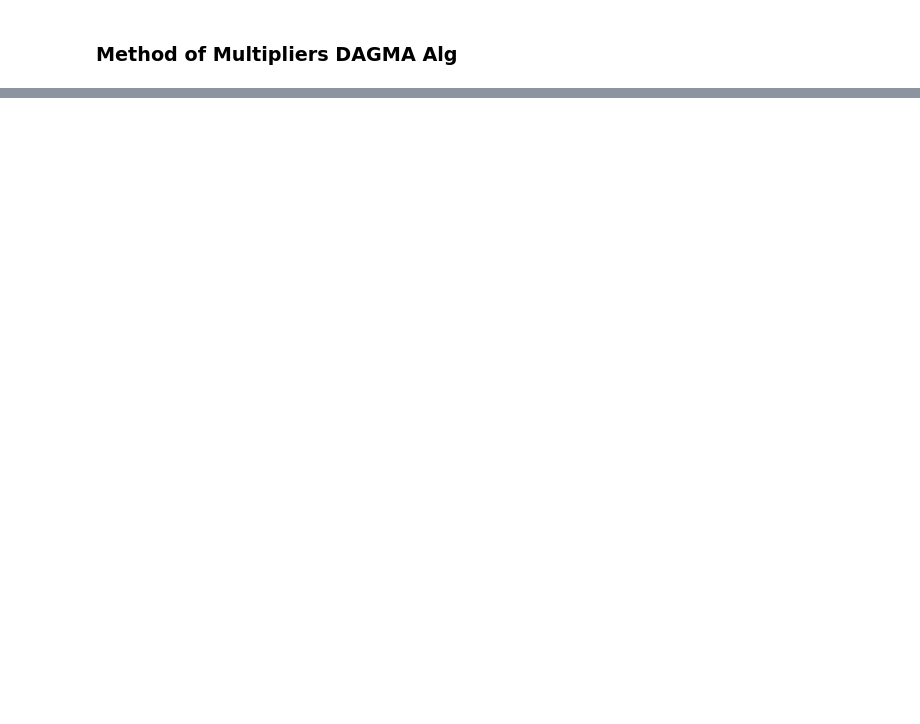
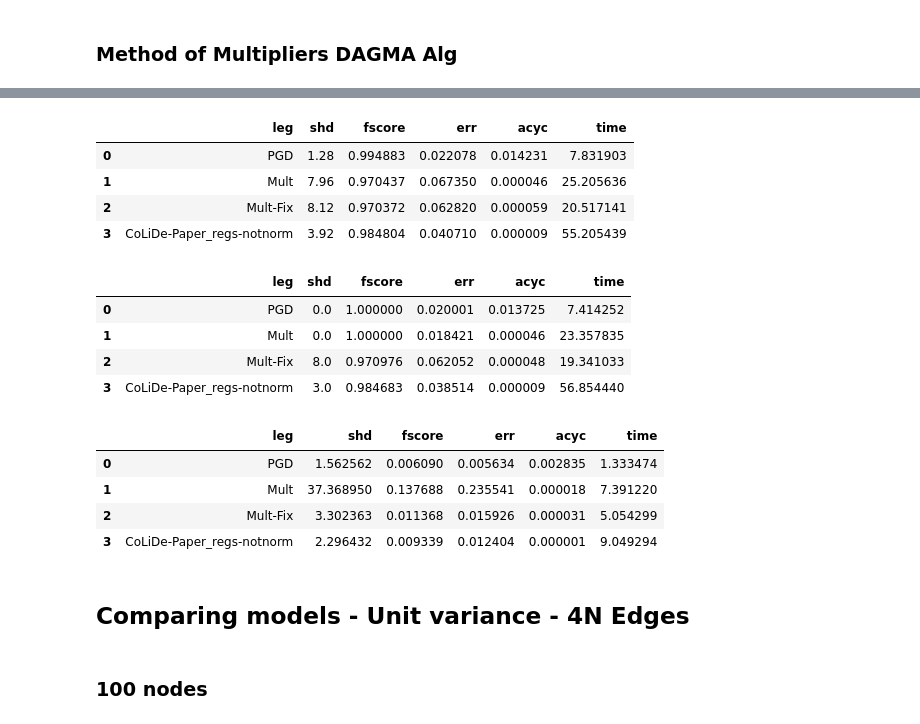
Before and after one commit to reysam93/cvx_dag_learning, a Jupyter notebook: preliminary_exp.ipynb, the cells around one changed output, grey strips where cells are left out. Saved outputs shown, nothing was run; the diff lists cells and outputs as text; code cells hidden in the pictures; blank space fills up the shorter version.

```diff
--- a/preliminary_exp.ipynb
+++ b/preliminary_exp.ipynb
@@ -656,0 +359,25 @@ utils.display_results(exps_leg, metrics, agg='median')
+# %%
+###  1000 samples - 100 nodes  #####
+N = 100
+
+n_dags = 25
+data_params = {
+    'n_nodes': N,
+    'n_samples': 300, # 1000,
+    'graph_type': 'er',
+    'edges': 2*N,
+    'edge_type': 'positive',
+    'w_range': (.5, 1),
+    'var': 1/np.sqrt(N),
+}
+
+print('CPUs employed:', N_CPUS)
+
+t_init = time.time()
+results = Parallel(n_jobs=N_CPUS)(delayed(run_exps)(g, data_params, Exps, thr=.2, verb=False) for g in range(n_dags))
+ellapsed_time = time.time() - t_init
+print(f'----- Solved in {ellapsed_time:.3} seconds -----')
+
+# Extract results
+shd, fscore, err, acyc, runtime = zip(*results)
+metrics = {'shd': shd, 'fscore': fscore, 'err': err, 'acyc': acyc, 'time': runtime}
@@ -656,0 +403,24 @@ utils.display_results(exps_leg, metrics, agg='median')
+# %%
+# M = 1000
+exps_leg = [exp['leg'] for exp in Exps]
+utils.display_results(exps_leg, metrics, agg='mean')
+utils.display_results(exps_leg, metrics, agg='median')
+utils.display_results(exps_leg, metrics, agg='std')
+# %% [output]
+|  | leg | shd | fscore | err | acyc | time |
+| 0 | PGD | 1.28 | 0.994883 | 0.022078 | 0.014231 | 7.831903 |
+| 1 | Mult | 7.96 | 0.970437 | 0.067350 | 0.000046 | 25.205636 |
+| 2 | Mult-Fix | 8.12 | 0.970372 | 0.062820 | 0.000059 | 20.517141 |
+| 3 | CoLiDe-Paper_regs-notnorm | 3.92 | 0.984804 | 0.040710 | 0.000009 | 55.205439 |
+|  | leg | shd | fscore | err | acyc | time |
+| 0 | PGD | 0.0 | 1.000000 | 0.020001 | 0.013725 | 7.414252 |
+| 1 | Mult | 0.0 | 1.000000 | 0.018421 | 0.000046 | 23.357835 |
+| 2 | Mult-Fix | 8.0 | 0.970976 | 0.062052 | 0.000048 | 19.341033 |
+| 3 | CoLiDe-Paper_regs-notnorm | 3.0 | 0.984683 | 0.038514 | 0.000009 | 56.854440 |
+|  | leg | shd | fscore | err | acyc | time |
+| 0 | PGD | 1.562562 | 0.006090 | 0.005634 | 0.002835 | 1.333474 |
+| 1 | Mult | 37.368950 | 0.137688 | 0.235541 | 0.000018 | 7.391220 |
+| 2 | Mult-Fix | 3.302363 | 0.011368 | 0.015926 | 0.000031 | 5.054299 |
+| 3 | CoLiDe-Paper_regs-notnorm | 2.296432 | 0.009339 | 0.012404 | 0.000001 | 9.049294 |
+# %% [markdown]
+## Comparing models - Unit variance - 4N Edges
@@ -656,0 +446,2 @@ utils.display_results(exps_leg, metrics, agg='median')
+# %% [markdown]
+### 100 nodes
```
Also changed, not shown: parts of 40 cells of this notebook, 5 other files.
